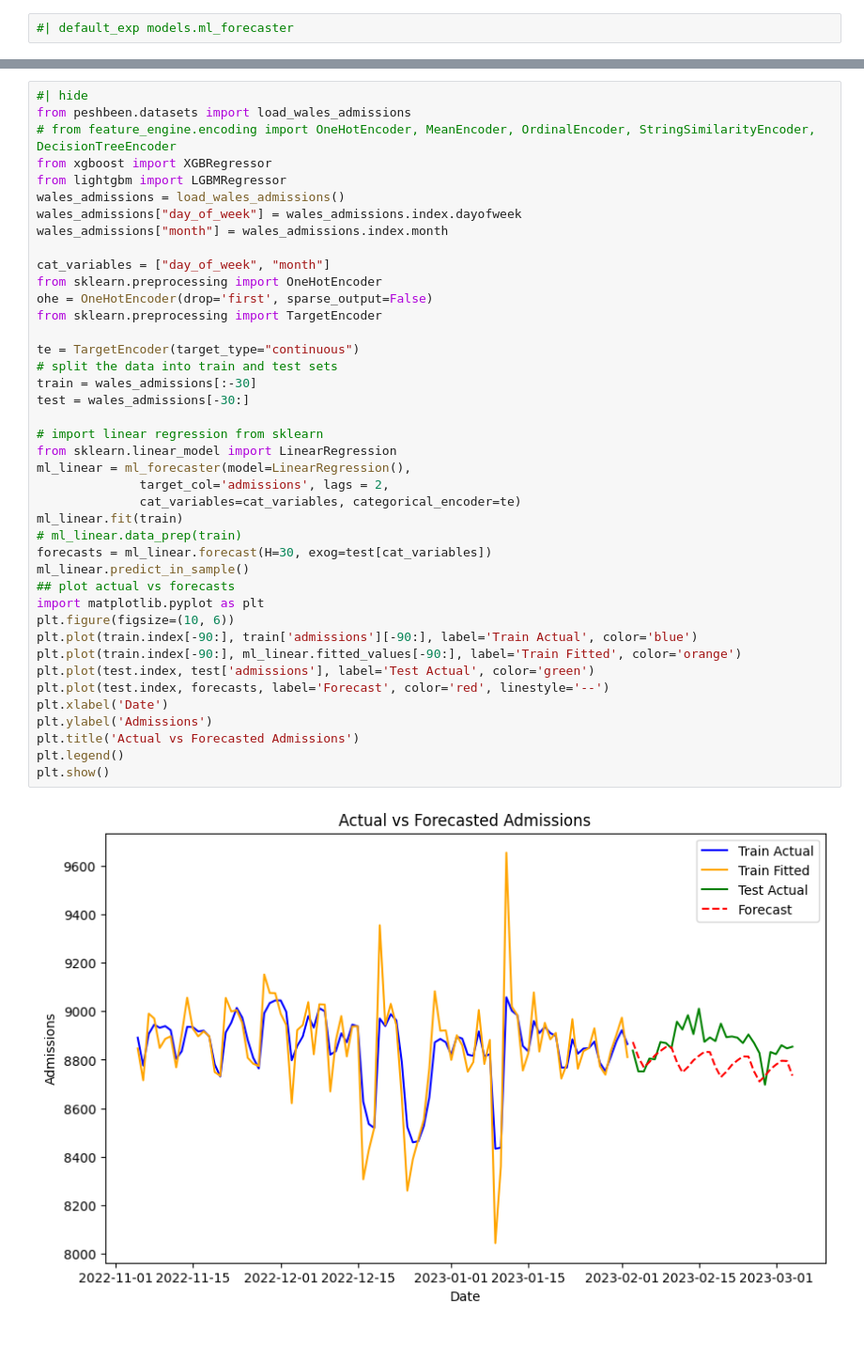
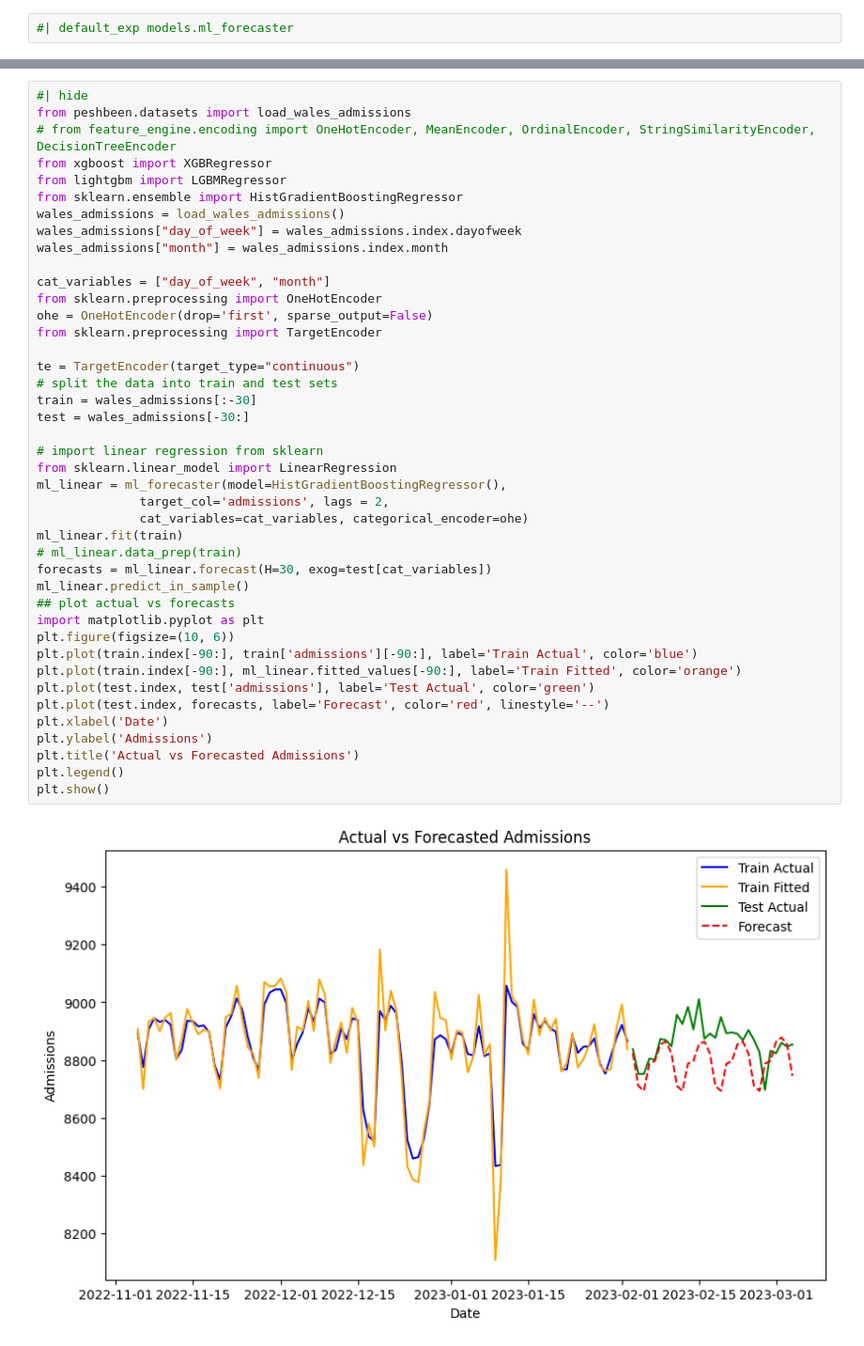
Before and after one commit to mustafaslanCoto/peshbeen, a Jupyter notebook: nbs/modules/02_models/01_ml_forecast.ipynb, the cells around one changed output, grey strips where cells are left out. Shown at 94% size. Cells and saved outputs as stored; diff of their text form.

```diff
--- a/nbs/modules/02_models/01_ml_forecast.ipynb
+++ b/nbs/modules/02_models/01_ml_forecast.ipynb
@@ -597,6 +621,7 @@ from peshbeen.datasets import load_wales_admissions
 # from feature_engine.encoding import OneHotEncoder, MeanEncoder, OrdinalEncoder, StringSimilarityEncoder, DecisionTreeEncoder
 from xgboost import XGBRegressor
 from lightgbm import LGBMRegressor
+from sklearn.ensemble import HistGradientBoostingRegressor
 wales_admissions = load_wales_admissions()
 wales_admissions["day_of_week"] = wales_admissions.index.dayofweek
 wales_admissions["month"] = wales_admissions.index.month
@@ -604,36 +629,36 @@ wales_admissions["month"] = wales_admissions.index.month
 cat_variables = ["day_of_week", "month"]
 from sklearn.preprocessing import OneHotEncoder
 ohe = OneHotEncoder(drop='first', sparse_output=False)
 from sklearn.preprocessing import TargetEncoder
 
 te = TargetEncoder(target_type="continuous")
 # split the data into train and test sets
 train = wales_admissions[:-30]
 test = wales_admissions[-30:]
 
 # import linear regression from sklearn
 from sklearn.linear_model import LinearRegression
-ml_linear = ml_forecaster(model=LinearRegression(),
+ml_linear = ml_forecaster(model=HistGradientBoostingRegressor(),
               target_col='admissions', lags = 2,
-              cat_variables=cat_variables, categorical_encoder=te)
+              cat_variables=cat_variables, categorical_encoder=ohe)
 ml_linear.fit(train)
 # ml_linear.data_prep(train)
 forecasts = ml_linear.forecast(H=30, exog=test[cat_variables])
 ml_linear.predict_in_sample()
 ## plot actual vs forecasts
 import matplotlib.pyplot as plt
 plt.figure(figsize=(10, 6))
 plt.plot(train.index[-90:], train['admissions'][-90:], label='Train Actual', color='blue')
 plt.plot(train.index[-90:], ml_linear.fitted_values[-90:], label='Train Fitted', color='orange')
 plt.plot(test.index, test['admissions'], label='Test Actual', color='green')
 plt.plot(test.index, forecasts, label='Forecast', color='red', linestyle='--')
 plt.xlabel('Date')
 plt.ylabel('Admissions')
 plt.title('Actual vs Forecasted Admissions')
 plt.legend()
 plt.show()
 # %% [output]
-[figure, old version]
+[figure, new version]
 # %%
 #| hide
 
```
Also changed, not shown: parts of 2 cells of this notebook, 11 other files.
